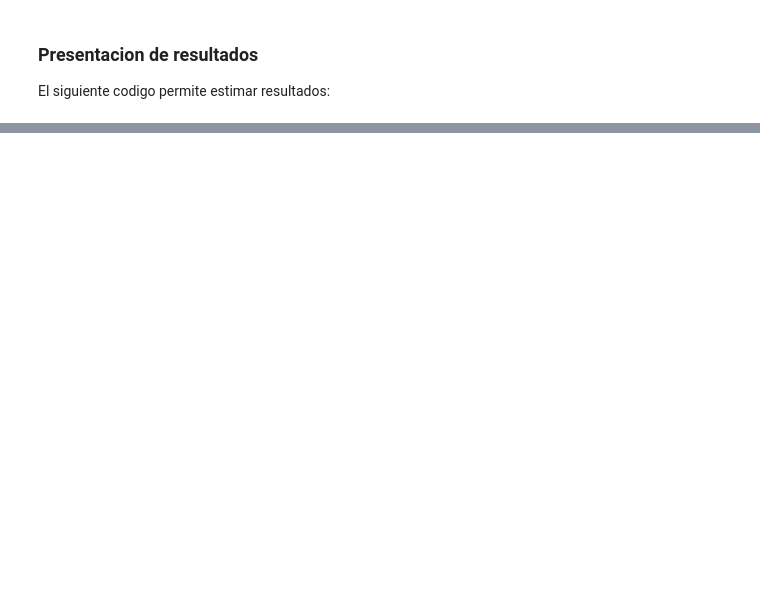
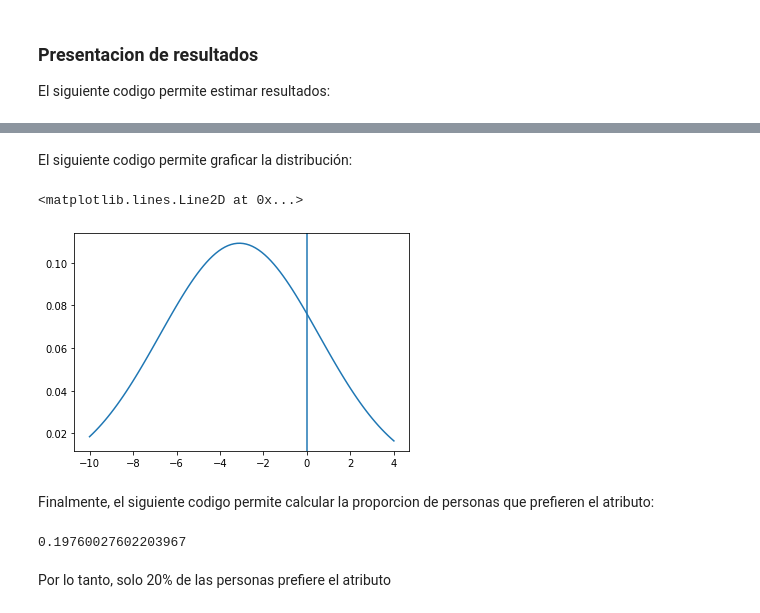
Before and after one commit to ighdez/taller_UNALM, a Jupyter notebook: taller_ee/mxl_ee.ipynb, the cells around one changed output, grey strips where cells are left out. Drawn from its saved outputs; the diff is of its cells as text; code cells hidden in the pictures; blank space fills up the shorter version.

```diff
--- a/taller_ee/mxl_ee.ipynb
+++ b/taller_ee/mxl_ee.ipynb
@@ -198,0 +217,26 @@ pandasResults
+# %%
+# Guardar parametros
+b_time = pandasResults['Value']['B_TIME']
+b_time_s = pandasResults['Value']['B_TIME_S']
+
+# Crear rango de valores del parametro (100 valores entre -4 y 4)
+x = np.linspace(-10,4,100)
+
+# Crear valores de la distribucion normal en el rango
+b_time_rnd = norm.pdf(x,loc=b_time,scale=b_time_s)
+# %% [markdown]
+El siguiente codigo permite graficar la distribución:
+# %%
+plt.plot(x,b_time_rnd)
+plt.axvline(0)
+# %% [output]
+<matplotlib.lines.Line2D at 0x...>
+[figure, added]
+# %% [markdown]
+Finalmente, el siguiente codigo permite calcular la proporcion de personas que prefieren el atributo:
+# %%
+print(1-norm.cdf(0,loc=b_time,scale=b_time_s))
+# %% [output]
+0.19760027602203967
+# %% [markdown]
+Por lo tanto, solo 20% de las personas prefiere el atributo
```
Also changed, not shown: parts of 7 cells of this notebook, 3 other files.
